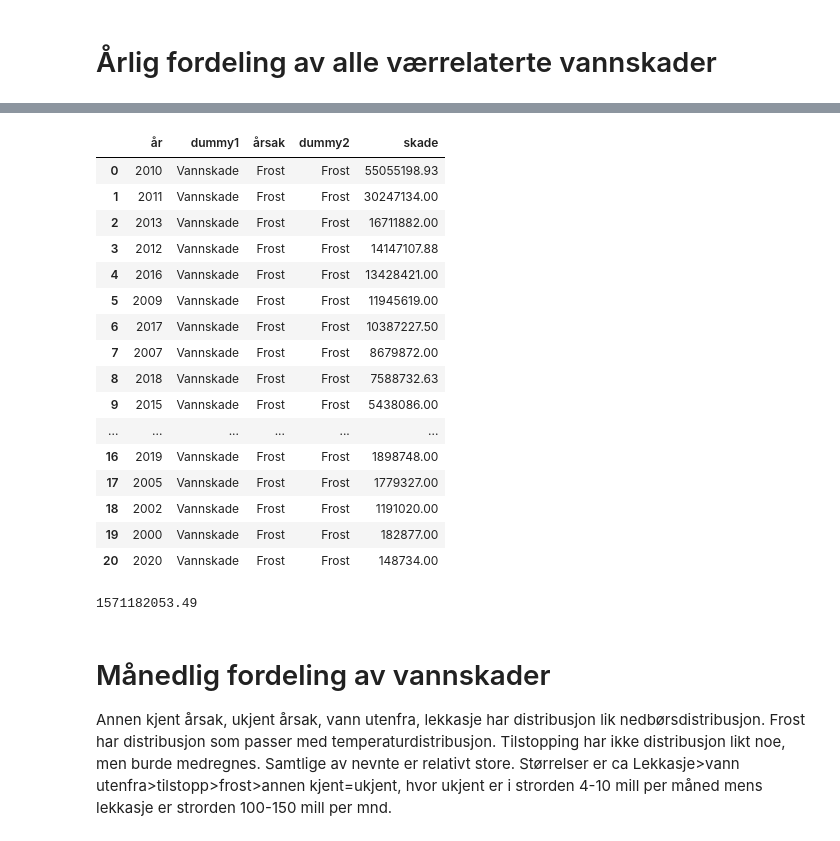
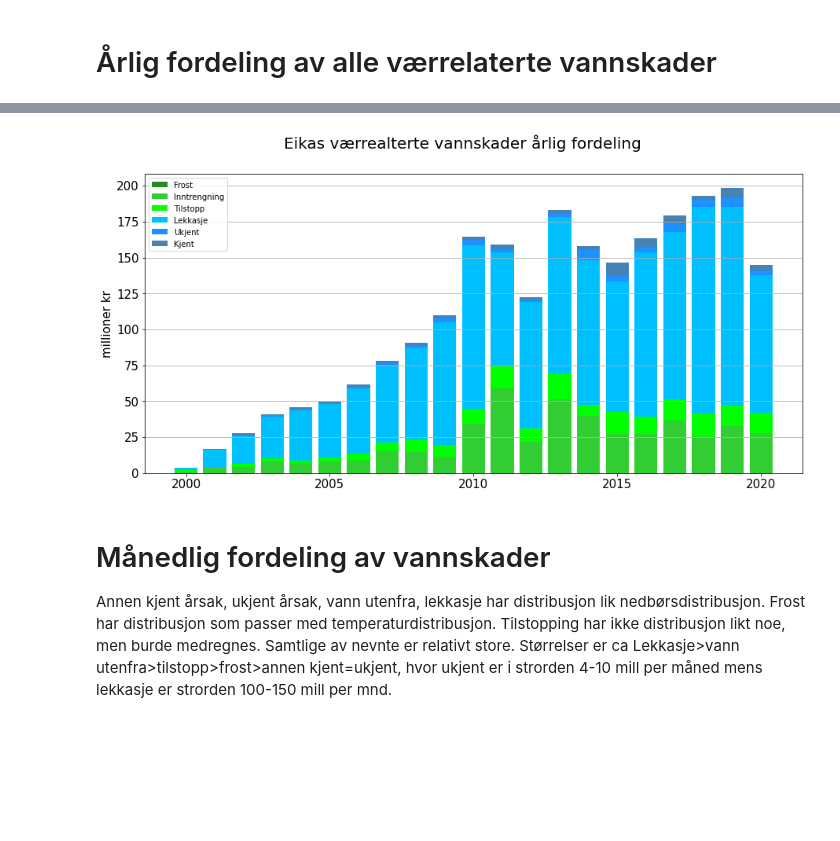
Before and after one commit to eirikngard/Eika, a Jupyter notebook: Vannskader_total.ipynb, the cells around one changed output, grey strips where cells are left out. Drawn from its saved outputs; the diff is of its cells as text; code cells hidden in the pictures; blank space fills up the shorter version.

```diff
--- a/Vannskader_total.ipynb
+++ b/Vannskader_total.ipynb
@@ -205,23 +215,4 @@ Saving vannskade_delta_år_frost.csv to vannskade_delta_år_frost (1).csv
 # %%
 col = ['år','dummy1','årsak','dummy2','skade']
-frost= pd.read_csv('vannskade_delta_år_frost.csv',header=None,skiprows=1,names=col)
-frost
+år = np.arange(2000,2021,1)
-# %% [output]
-|  | år | dummy1 | årsak | dummy2 | skade |
-| 0 | 2010 | Vannskade | Frost | Frost | 55055198.93 |
-| 1 | 2011 | Vannskade | Frost | Frost | 30247134.00 |
-| 2 | 2013 | Vannskade | Frost | Frost | 16711882.00 |
-| 3 | 2012 | Vannskade | Frost | Frost | 14147107.88 |
-| 4 | 2016 | Vannskade | Frost | Frost | 13428421.00 |
-| 5 | 2009 | Vannskade | Frost | Frost | 11945619.00 |
-| 6 | 2017 | Vannskade | Frost | Frost | 10387227.50 |
-| 7 | 2007 | Vannskade | Frost | Frost | 8679872.00 |
-| 8 | 2018 | Vannskade | Frost | Frost | 7588732.63 |
-| 9 | 2015 | Vannskade | Frost | Frost | 5438086.00 |
-| ... | ... | ... | ... | ... | ... |
-| 16 | 2019 | Vannskade | Frost | Frost | 1898748.00 |
-| 17 | 2005 | Vannskade | Frost | Frost | 1779327.00 |
-| 18 | 2002 | Vannskade | Frost | Frost | 1191020.00 |
-| 19 | 2000 | Vannskade | Frost | Frost | 182877.00 |
-| 20 | 2020 | Vannskade | Frost | Frost | 148734.00 |
 # %%
@@ -249,20 +249,22 @@ new_ukjent = np.array([i*(10**(-6)) for i in data_ukjent])
 # %%
-
 fig, ax = plt.subplots(figsize=(15, 7))
 
-ax.bar(år[:-9], new_lek, label='lekasje')
-ax.bar(år[:-9], new_kjent,bottom=new_lek, label='kjent')
-ax.bar(år[:-9], new_ukjent, bottom= new_lek+new_kjent, label='ukjent')
-ax.bar(år[:-9], new_frost, bottom=new_lek+new_kjent+new_ukjent, label='frost')
-ax.bar(år[:-9], new_inn,bottom=new_lek+new_kjent+new_ukjent+new_frost, label='inntrenging')
-ax.bar(år[:-9], new_til, bottom=new_lek+new_kjent+new_ukjent+new_frost+new_inn, label='tilstopp')
-ax.bar(år[:-9], new_nat, bottom=new_lek+new_kjent+new_ukjent+new_frost+new_inn+new_til, label='nat')
+fig.suptitle('Eikas værrealterte vannskader årlig fordeling',fontsize=20)
 
-ax.set_ylabel('millioner kr')
-ax.set_title('Fordeling vannskader')
+ax.bar(år, new_frost, color='forestgreen',label='Frost')
+ax.bar(år, new_inn,bottom=new_frost,color='limegreen', label='Inntrengning')
+ax.bar(år, new_til, bottom= new_frost+new_inn,color='lime', label='Tilstopp')
+ax.bar(år, new_lek, bottom=new_frost+new_inn+new_til,color='deepskyblue', label='Lekkasje')
+ax.bar(år, new_ukjent,bottom=new_frost+new_inn+new_til+new_lek, color='dodgerblue', label='Ukjent')
+ax.bar(år, new_kjent, bottom=new_frost+new_inn+new_til+new_lek+new_ukjent,color='steelblue', label='Kjent')
+
+ax.grid(axis='y')
+ax.set_ylabel('millioner kr',size=15)
+ax.tick_params(axis = 'both', which = 'major', labelsize = 15)
+
 ax.legend() ;plt.show()
 # %% [output]
-1571182053.49
+[figure, added]
 # %% [markdown]
 # Månedlig fordeling av vannskader
 Annen kjent årsak, ukjent årsak, vann utenfra, lekkasje har distribusjon lik nedbørsdistribusjon. Frost har distribusjon som passer med temperaturdistribusjon. Tilstopping har ikke distribusjon likt noe, men burde medregnes. Samtlige av nevnte er relativt store. Størrelser er ca  Lekkasje>vann utenfra>tilstopp>frost>annen kjent=ukjent, hvor ukjent er i strorden 4-10 mill per måned mens lekkasje er strorden 100-150 mill per mnd.
```
Also changed, not shown: parts of 4 cells of this notebook.
